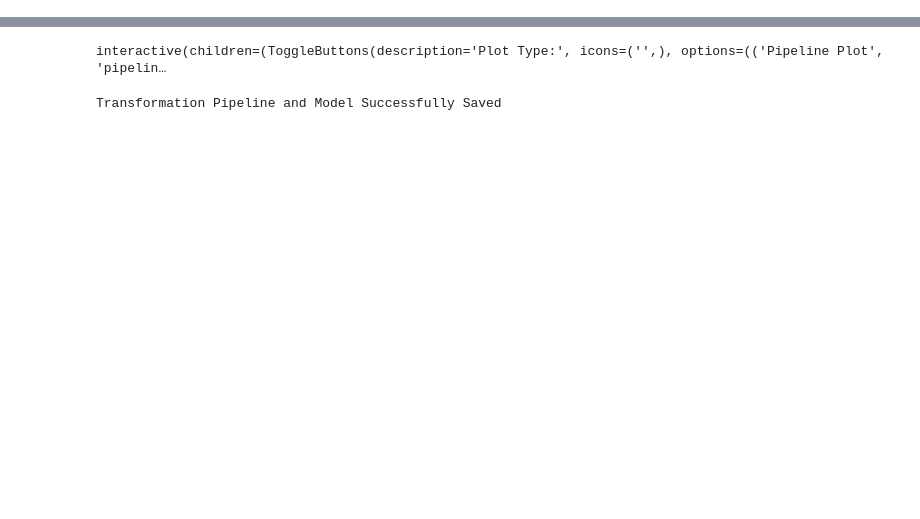
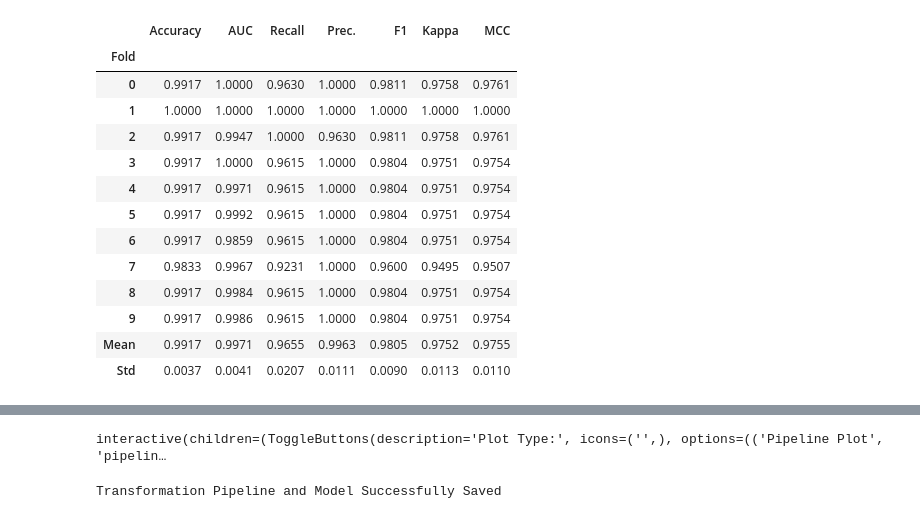
Before and after one commit to thirt33n/Grindwall, a Jupyter notebook: network_sec.ipynb, the cells around one changed output, grey strips where cells are left out. Drawn from its saved outputs; the diff is of its cells as text; code cells hidden in the pictures; blank space fills up the shorter version.

```diff
--- a/network_sec.ipynb
+++ b/network_sec.ipynb
@@ -97,0 +84,3 @@ rf_model = create_model('rf')
+# %%
+ada_model = create_model('ada')
+# %% [output]
@@ -97,0 +88,14 @@ rf_model = create_model('rf')
+|  | Accuracy | AUC | Recall | Prec. | F1 | Kappa | MCC |
+| Fold |  |  |  |  |  |  |  |
+| 0 | 0.9917 | 1.0000 | 0.9630 | 1.0000 | 0.9811 | 0.9758 | 0.9761 |
+| 1 | 1.0000 | 1.0000 | 1.0000 | 1.0000 | 1.0000 | 1.0000 | 1.0000 |
+| 2 | 0.9917 | 0.9947 | 1.0000 | 0.9630 | 0.9811 | 0.9758 | 0.9761 |
+| 3 | 0.9917 | 1.0000 | 0.9615 | 1.0000 | 0.9804 | 0.9751 | 0.9754 |
+| 4 | 0.9917 | 0.9971 | 0.9615 | 1.0000 | 0.9804 | 0.9751 | 0.9754 |
+| 5 | 0.9917 | 0.9992 | 0.9615 | 1.0000 | 0.9804 | 0.9751 | 0.9754 |
+| 6 | 0.9917 | 0.9859 | 0.9615 | 1.0000 | 0.9804 | 0.9751 | 0.9754 |
+| 7 | 0.9833 | 0.9967 | 0.9231 | 1.0000 | 0.9600 | 0.9495 | 0.9507 |
+| 8 | 0.9917 | 0.9984 | 0.9615 | 1.0000 | 0.9804 | 0.9751 | 0.9754 |
+| 9 | 0.9917 | 0.9986 | 0.9615 | 1.0000 | 0.9804 | 0.9751 | 0.9754 |
+| Mean | 0.9917 | 0.9971 | 0.9655 | 0.9963 | 0.9805 | 0.9752 | 0.9755 |
+| Std | 0.0037 | 0.0041 | 0.0207 | 0.0111 | 0.0090 | 0.0113 | 0.0110 |
```
Also changed, not shown: parts of 16 cells of this notebook, 10 other files.
